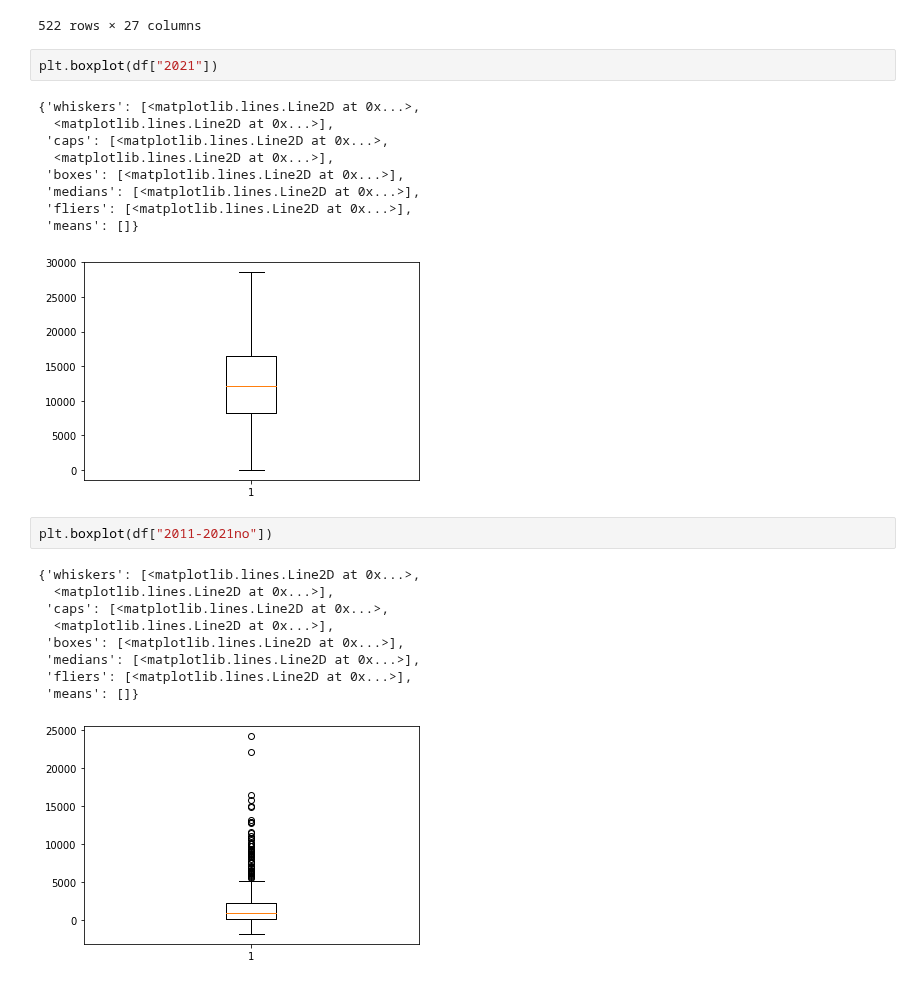
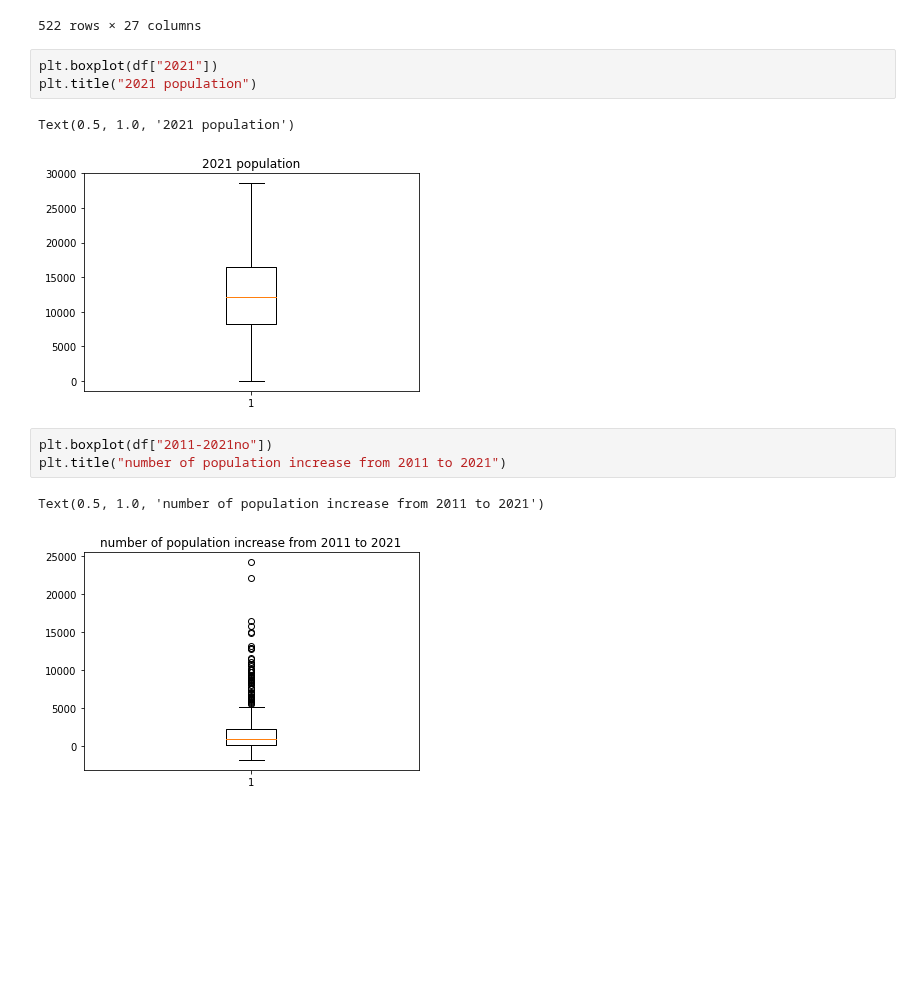
Before and after one commit to MAST30034-Applied-Data-Science/generic-real-estate-consulting-project-group-22, a Jupyter notebook: notebooks/population_analyze.ipynb, the cells around one changed output. Cells and saved outputs as stored; diff of their text form; blank space fills up the shorter version.

```diff
--- a/notebooks/population_analyze.ipynb
+++ b/notebooks/population_analyze.ipynb
@@ -22,27 +22,15 @@ df
 522 rows × 27 columns
 # %%
 plt.boxplot(df["2021"])
+plt.title("2021 population")
 # %% [output]
-{'whiskers': [<matplotlib.lines.Line2D at 0x...>,
-  <matplotlib.lines.Line2D at 0x...>],
- 'caps': [<matplotlib.lines.Line2D at 0x...>,
-  <matplotlib.lines.Line2D at 0x...>],
- 'boxes': [<matplotlib.lines.Line2D at 0x...>],
- 'medians': [<matplotlib.lines.Line2D at 0x...>],
- 'fliers': [<matplotlib.lines.Line2D at 0x...>],
- 'means': []}
+Text(0.5, 1.0, '2021 population')
-[figure, old version]
+[figure, new version]
 # %%
 plt.boxplot(df["2011-2021no"])
+plt.title("number of population increase from 2011 to 2021")
 # %% [output]
-{'whiskers': [<matplotlib.lines.Line2D at 0x...>,
-  <matplotlib.lines.Line2D at 0x...>],
- 'caps': [<matplotlib.lines.Line2D at 0x...>,
-  <matplotlib.lines.Line2D at 0x...>],
- 'boxes': [<matplotlib.lines.Line2D at 0x...>],
- 'medians': [<matplotlib.lines.Line2D at 0x...>],
- 'fliers': [<matplotlib.lines.Line2D at 0x...>],
- 'means': []}
+Text(0.5, 1.0, 'number of population increase from 2011 to 2021')
-[figure, old version]
+[figure, new version]
 # %%
 plt.boxplot(df["2011-2021%"])
```
Also changed, not shown: parts of 7 cells of this notebook.
